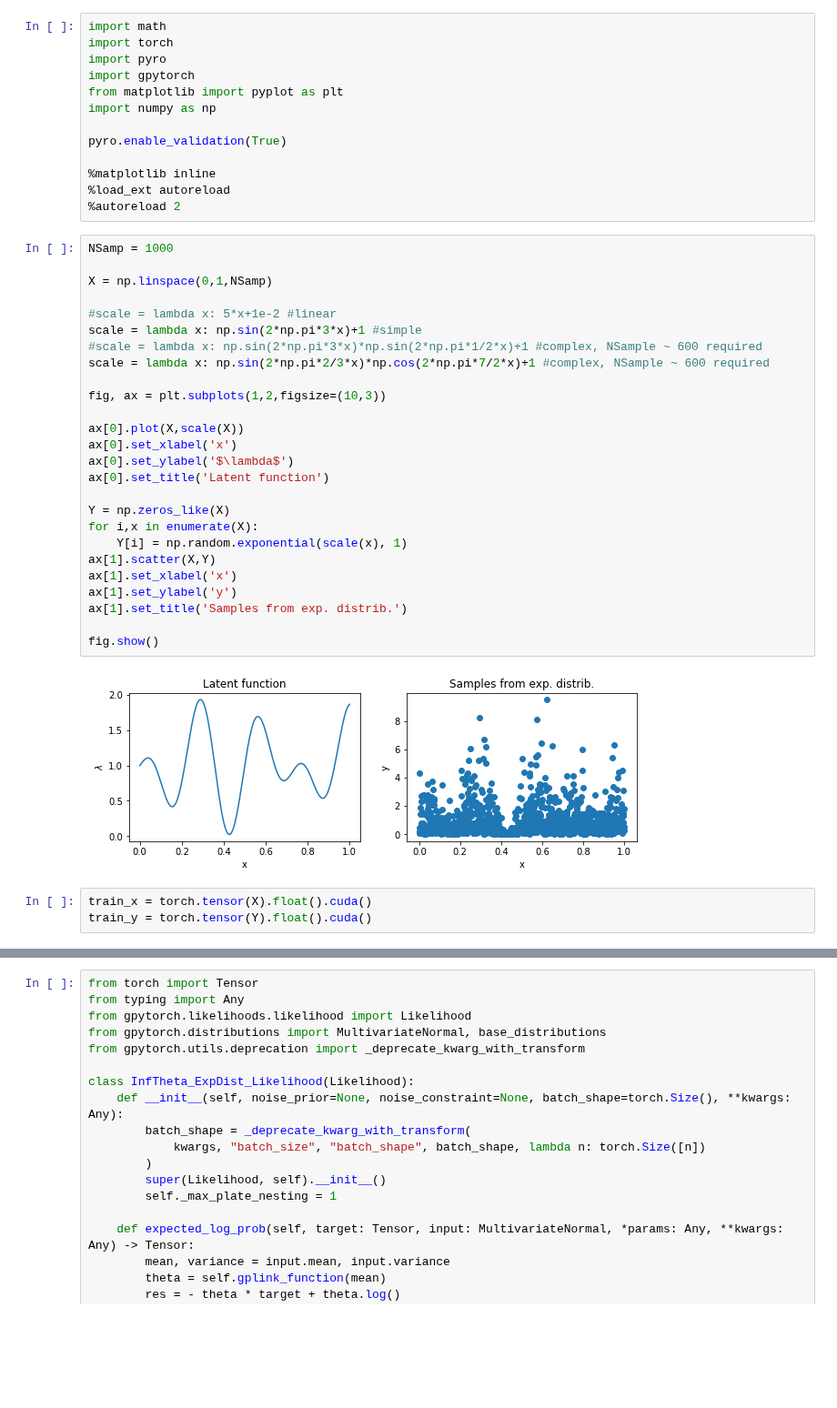
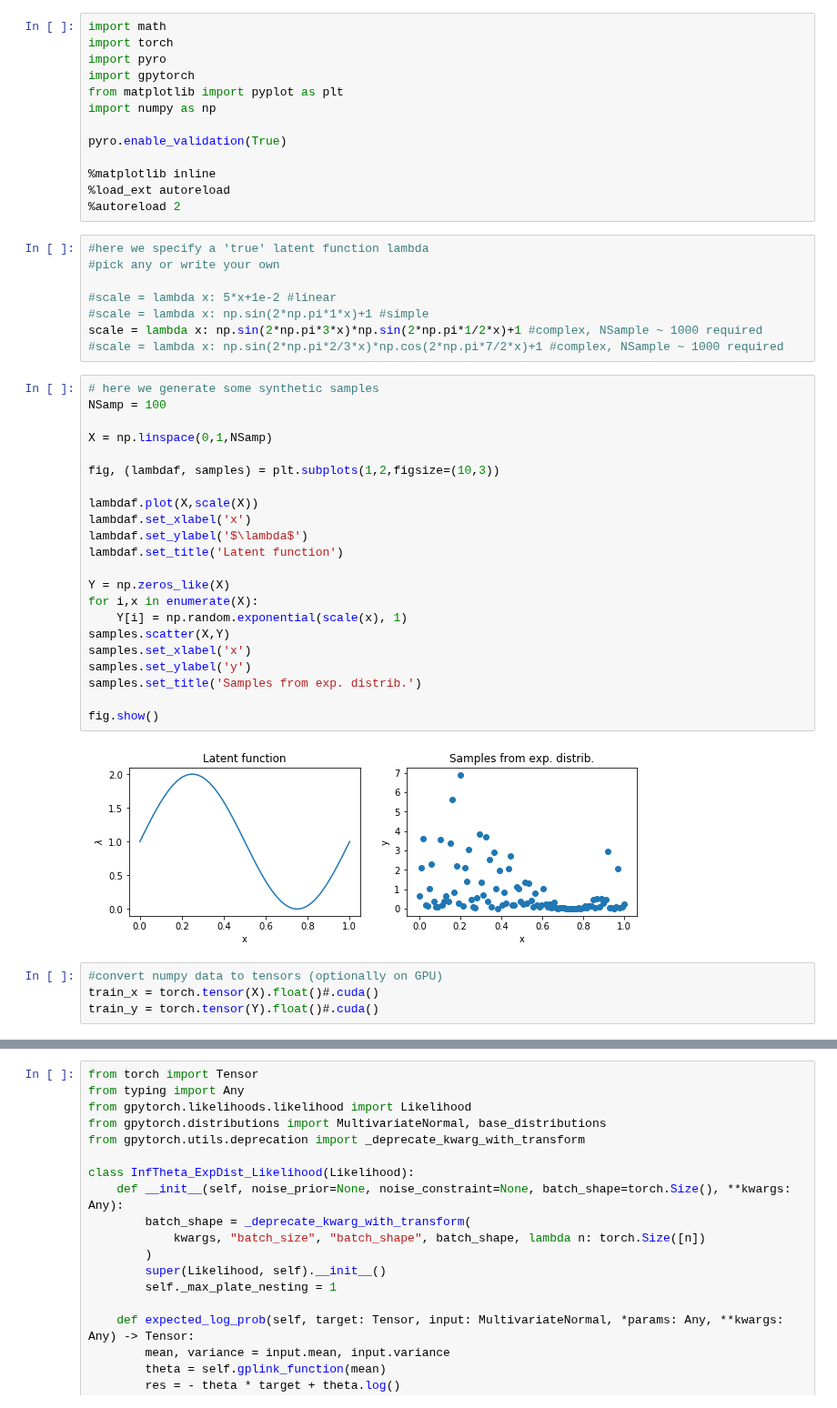
Before and after one commit to NinelK/CopulaGP, a Jupyter notebook: LatentFunctionInference_for_ExpScale.ipynb, the cells around one changed output, grey strips where cells are left out. Shown at 91% size. Drawn from its saved outputs; the diff is of its cells as text; blank space fills up the shorter version.

```diff
--- a/LatentFunctionInference_for_ExpScale.ipynb
+++ b/LatentFunctionInference_for_ExpScale.ipynb
@@ -21,36 +23,41 @@ pyro.enable_validation(True)
 %load_ext autoreload
 %autoreload 2
 # %%
-NSamp = 1000
-
-X = np.linspace(0,1,NSamp)
+#here we specify a 'true' latent function lambda
+#pick any or write your own
 
 #scale = lambda x: 5*x+1e-2 #linear
-scale = lambda x: np.sin(2*np.pi*3*x)+1 #simple
-#scale = lambda x: np.sin(2*np.pi*3*x)*np.sin(2*np.pi*1/2*x)+1 #complex, NSample ~ 600 required
-scale = lambda x: np.sin(2*np.pi*2/3*x)*np.cos(2*np.pi*7/2*x)+1 #complex, NSample ~ 600 required
-
-fig, ax = plt.subplots(1,2,figsize=(10,3))
-
-ax[0].plot(X,scale(X))
-ax[0].set_xlabel('x')
-ax[0].set_ylabel('$\lambda$')
-ax[0].set_title('Latent function')
-
-Y = np.zeros_like(X)
-for i,x in enumerate(X):
-    Y[i] = np.random.exponential(scale(x), 1)
-ax[1].scatter(X,Y)
-ax[1].set_xlabel('x')
-ax[1].set_ylabel('y')
-ax[1].set_title('Samples from exp. distrib.')
-
-fig.show()
+#scale = lambda x: np.sin(2*np.pi*1*x)+1 #simple
+scale = lambda x: np.sin(2*np.pi*3*x)*np.sin(2*np.pi*1/2*x)+1 #complex, NSample ~ 1000 required
+#scale = lambda x: np.sin(2*np.pi*2/3*x)*np.cos(2*np.pi*7/2*x)+1 #complex, NSample ~ 1000 required
-# %% [output]
-[figure, removed]
+# %%
+# here we generate some synthetic samples
+NSamp = 100
+
+X = np.linspace(0,1,NSamp)
+
+fig, (lambdaf, samples) = plt.subplots(1,2,figsize=(10,3))
+
+lambdaf.plot(X,scale(X))
+lambdaf.set_xlabel('x')
+lambdaf.set_ylabel('$\lambda$')
+lambdaf.set_title('Latent function')
+
+Y = np.zeros_like(X)
+for i,x in enumerate(X):
+    Y[i] = np.random.exponential(scale(x), 1)
+samples.scatter(X,Y)
+samples.set_xlabel('x')
+samples.set_ylabel('y')
+samples.set_title('Samples from exp. distrib.')
+
+fig.show()
+# %% [output]
+[figure, added]
 # %%
-train_x = torch.tensor(X).float().cuda()
-train_y = torch.tensor(Y).float().cuda()
+#convert numpy data to tensors (optionally on GPU)
+train_x = torch.tensor(X).float()#.cuda()
+train_y = torch.tensor(Y).float()#.cuda()
 # %%
 class PVGPRegressionModel(gpytorch.models.PyroVariationalGP):
     def __init__(self, train_x, train_y, likelihood, name_prefix="mixture_gp"):
```
Also changed, not shown: parts of 10 cells of this notebook.
